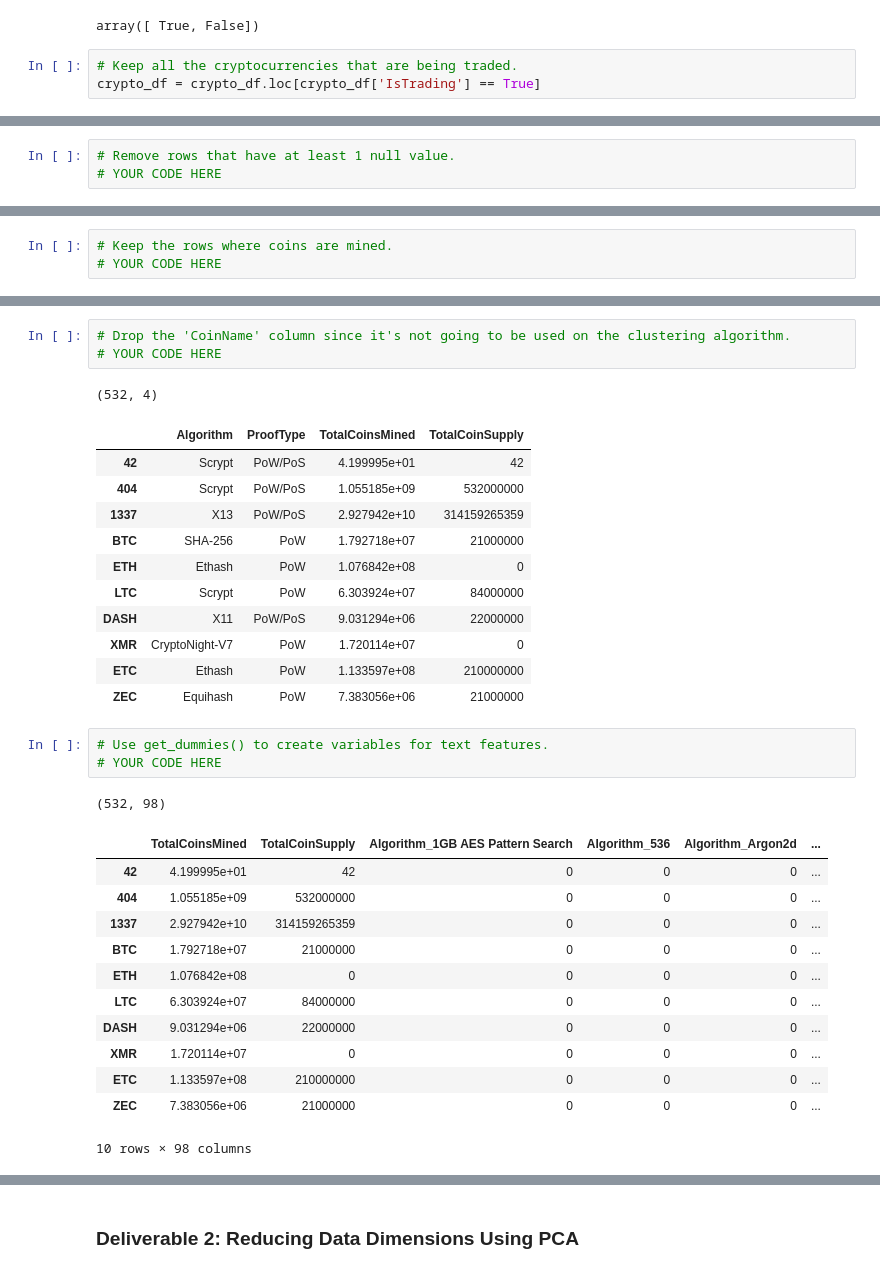
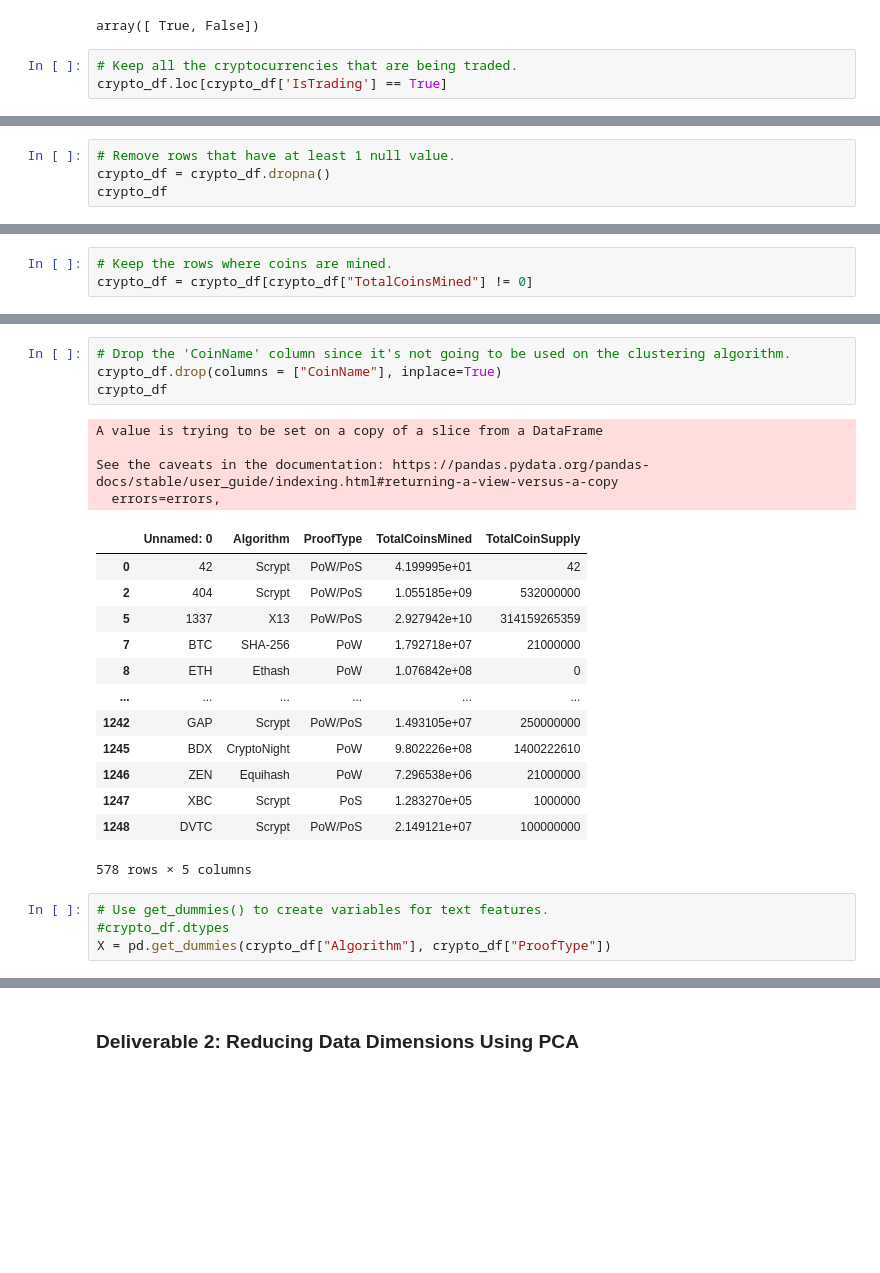
Before and after one commit to GilianThompson/Cryptocurrencies, a Jupyter notebook: crypto_clustering.ipynb, the cells around one changed output, grey strips where cells are left out. Saved outputs shown, nothing was run; the diff lists cells and outputs as text; blank space fills up the shorter version.

Commit message:
finished cleaning data, set X

```diff
--- a/crypto_clustering.ipynb
+++ b/crypto_clustering.ipynb
@@ -30,4 +33,4 @@ crypto_df["IsTrading"].unique()
 array([ True, False])
 # %%
 # Keep all the cryptocurrencies that are being traded.
-crypto_df = crypto_df.loc[crypto_df['IsTrading'] == True]
+crypto_df.loc[crypto_df['IsTrading'] == True]
@@ -76,4 +57,5 @@ crypto_df
 # %%
 # Remove rows that have at least 1 null value.
-# YOUR CODE HERE
+crypto_df = crypto_df.dropna()
+crypto_df
 # %% [output]
@@ -92,3 +75,3 @@ crypto_df
 # %%
 # Keep the rows where coins are mined.
-# YOUR CODE HERE
+crypto_df = crypto_df[crypto_df["TotalCoinsMined"] != 0]
@@ -119,34 +96,27 @@ crypto_df
 # %%
 # Drop the 'CoinName' column since it's not going to be used on the clustering algorithm.
-# YOUR CODE HERE
+crypto_df.drop(columns = ["CoinName"], inplace=True)
+crypto_df
 # %% [output]
-(532, 4)
+A value is trying to be set on a copy of a slice from a DataFrame
+
+See the caveats in the documentation: https://pandas.pydata.org/pandas-docs/stable/user_guide/indexing.html#returning-a-view-versus-a-copy
+  errors=errors,
-|  | Algorithm | ProofType | TotalCoinsMined | TotalCoinSupply |
-| 42 | Scrypt | PoW/PoS | 4.199995e+01 | 42 |
-| 404 | Scrypt | PoW/PoS | 1.055185e+09 | 532000000 |
-| 1337 | X13 | PoW/PoS | 2.927942e+10 | 314159265359 |
-| BTC | SHA-256 | PoW | 1.792718e+07 | 21000000 |
-| ETH | Ethash | PoW | 1.076842e+08 | 0 |
-| LTC | Scrypt | PoW | 6.303924e+07 | 84000000 |
-| DASH | X11 | PoW/PoS | 9.031294e+06 | 22000000 |
-| XMR | CryptoNight-V7 | PoW | 1.720114e+07 | 0 |
-| ETC | Ethash | PoW | 1.133597e+08 | 210000000 |
-| ZEC | Equihash | PoW | 7.383056e+06 | 21000000 |
+|  | Unnamed: 0 | Algorithm | ProofType | TotalCoinsMined | TotalCoinSupply |
+| 0 | 42 | Scrypt | PoW/PoS | 4.199995e+01 | 42 |
+| 2 | 404 | Scrypt | PoW/PoS | 1.055185e+09 | 532000000 |
+| 5 | 1337 | X13 | PoW/PoS | 2.927942e+10 | 314159265359 |
+| 7 | BTC | SHA-256 | PoW | 1.792718e+07 | 21000000 |
+| 8 | ETH | Ethash | PoW | 1.076842e+08 | 0 |
+| ... | ... | ... | ... | ... | ... |
+| 1242 | GAP | Scrypt | PoW/PoS | 1.493105e+07 | 250000000 |
+| 1245 | BDX | CryptoNight | PoW | 9.802226e+08 | 1400222610 |
+| 1246 | ZEN | Equihash | PoW | 7.296538e+06 | 21000000 |
+| 1247 | XBC | Scrypt | PoS | 1.283270e+05 | 1000000 |
+| 1248 | DVTC | Scrypt | PoW/PoS | 2.149121e+07 | 100000000 |
+578 rows × 5 columns
 # %%
 # Use get_dummies() to create variables for text features.
-# YOUR CODE HERE
+#crypto_df.dtypes
+X = pd.get_dummies(crypto_df["Algorithm"], crypto_df["ProofType"])
-# %% [output]
-(532, 98)
-|  | TotalCoinsMined | TotalCoinSupply | Algorithm_1GB AES Pattern Search | Algorithm_536 | Algorithm_Argon2d | ... |
-| 42 | 4.199995e+01 | 42 | 0 | 0 | 0 | ... |
-| 404 | 1.055185e+09 | 532000000 | 0 | 0 | 0 | ... |
-| 1337 | 2.927942e+10 | 314159265359 | 0 | 0 | 0 | ... |
-| BTC | 1.792718e+07 | 21000000 | 0 | 0 | 0 | ... |
-| ETH | 1.076842e+08 | 0 | 0 | 0 | 0 | ... |
-| LTC | 6.303924e+07 | 84000000 | 0 | 0 | 0 | ... |
-| DASH | 9.031294e+06 | 22000000 | 0 | 0 | 0 | ... |
-| XMR | 1.720114e+07 | 0 | 0 | 0 | 0 | ... |
-| ETC | 1.133597e+08 | 210000000 | 0 | 0 | 0 | ... |
-| ZEC | 7.383056e+06 | 21000000 | 0 | 0 | 0 | ... |
-10 rows × 98 columns
 # %%
```
Also changed, not shown: parts of 19 cells of this notebook.
